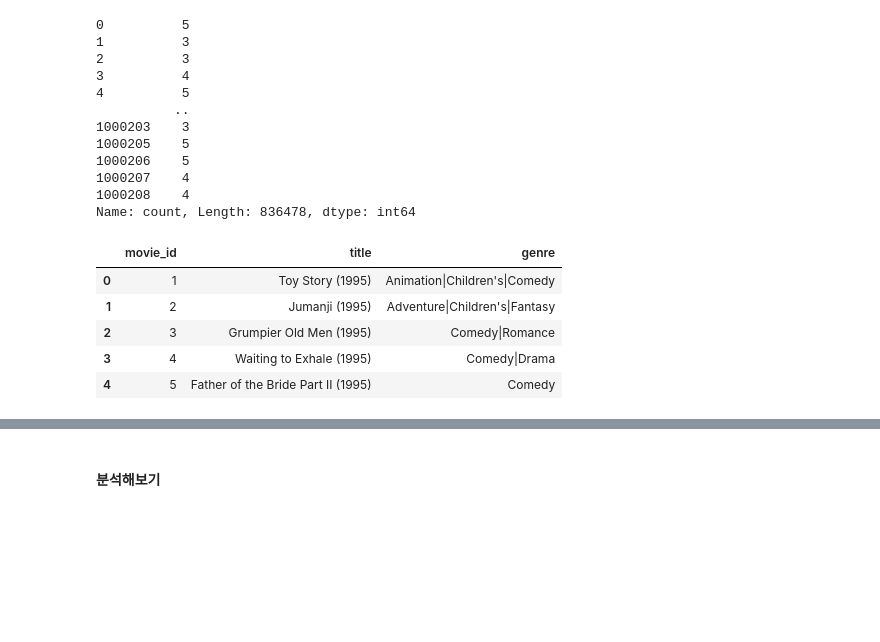
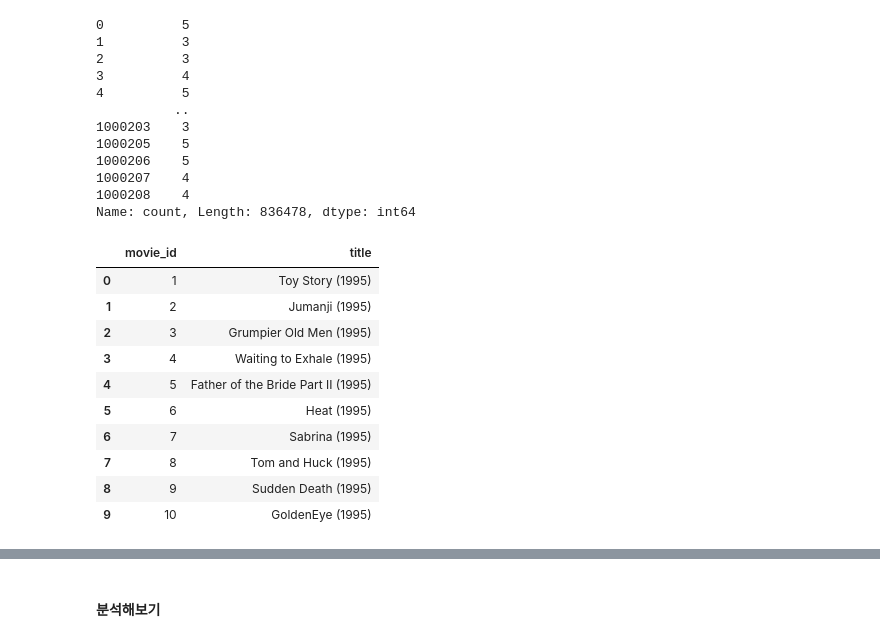
Before and after one commit to happyme2/Aiffel_Exploration, a Jupyter notebook: Ex8_Recommender_System/Ex8_Movie_Recommendation.ipynb, the cells around one changed output, grey strips where cells are left out. Cells and saved outputs as stored; diff of their text form; code cells hidden in the pictures; blank space fills up the shorter version.

```diff
--- a/Ex8_Recommender_System/Ex8_Movie_Recommendation.ipynb
+++ b/Ex8_Recommender_System/Ex8_Movie_Recommendation.ipynb
@@ -77,13 +77,22 @@ Name: count, Length: 836478, dtype: int64
 # %%
 # 영화 제목을 보기 위해 메타 데이터를 읽어옵니다.
 movie_file_path=os.getenv('HOME') + '/aiffel/recommendata_iu/data/ml-1m/movies.dat'
 cols = ['movie_id', 'title', 'genre']
+movies_using_cols = ['movie_id','title']
+
+
 movies = pd.read_csv(movie_file_path, sep='::', names=cols, engine='python')
-movies.head()
+movies = movies[movies_using_cols]
+movies.head(10)
 # %% [output]
-|  | movie_id | title | genre |
-| 0 | 1 | Toy Story (1995) | Animation|Children's|Comedy |
-| 1 | 2 | Jumanji (1995) | Adventure|Children's|Fantasy |
-| 2 | 3 | Grumpier Old Men (1995) | Comedy|Romance |
-| 3 | 4 | Waiting to Exhale (1995) | Comedy|Drama |
-| 4 | 5 | Father of the Bride Part II (1995) | Comedy |
+|  | movie_id | title |
+| 0 | 1 | Toy Story (1995) |
+| 1 | 2 | Jumanji (1995) |
+| 2 | 3 | Grumpier Old Men (1995) |
+| 3 | 4 | Waiting to Exhale (1995) |
+| 4 | 5 | Father of the Bride Part II (1995) |
+| 5 | 6 | Heat (1995) |
+| 6 | 7 | Sabrina (1995) |
+| 7 | 8 | Tom and Huck (1995) |
+| 8 | 9 | Sudden Death (1995) |
+| 9 | 10 | GoldenEye (1995) |
```
Also changed, not shown: parts of 31 cells of this notebook.
